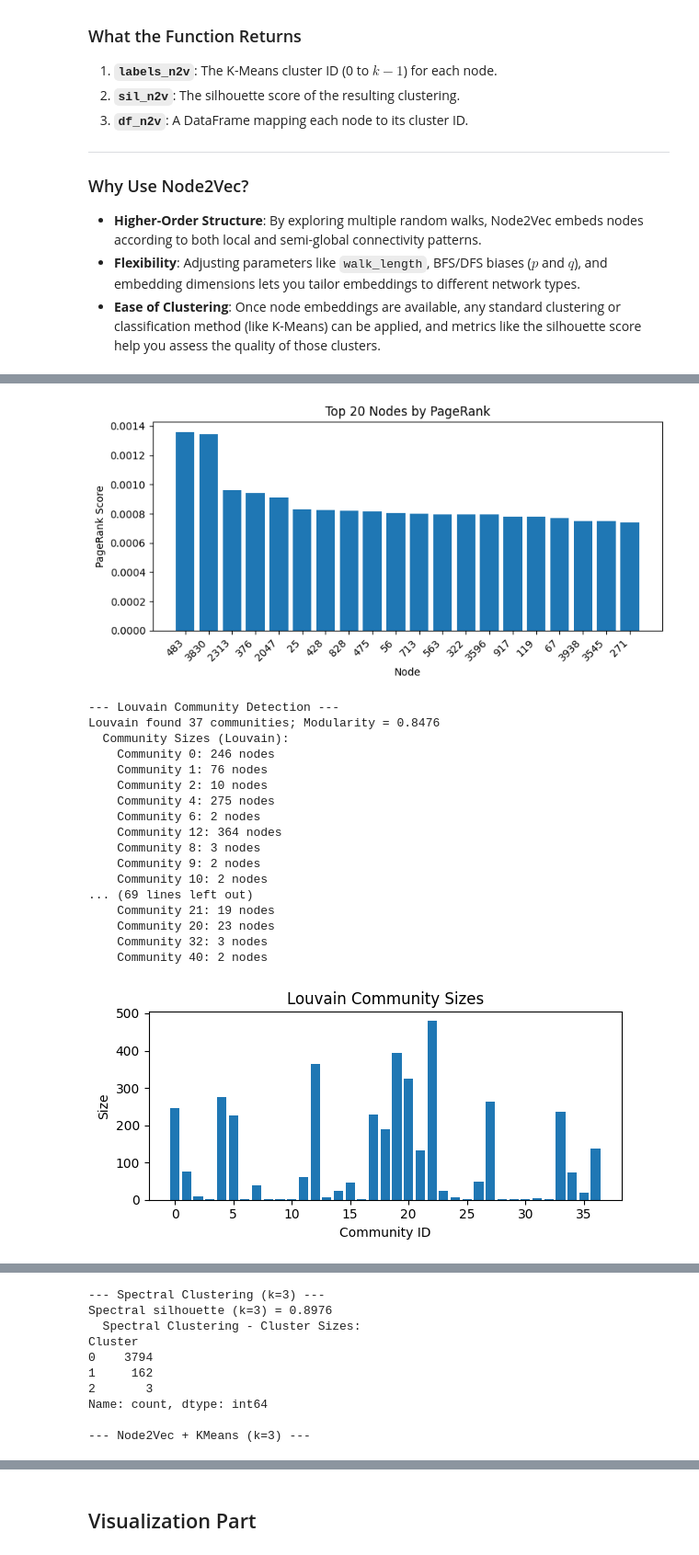
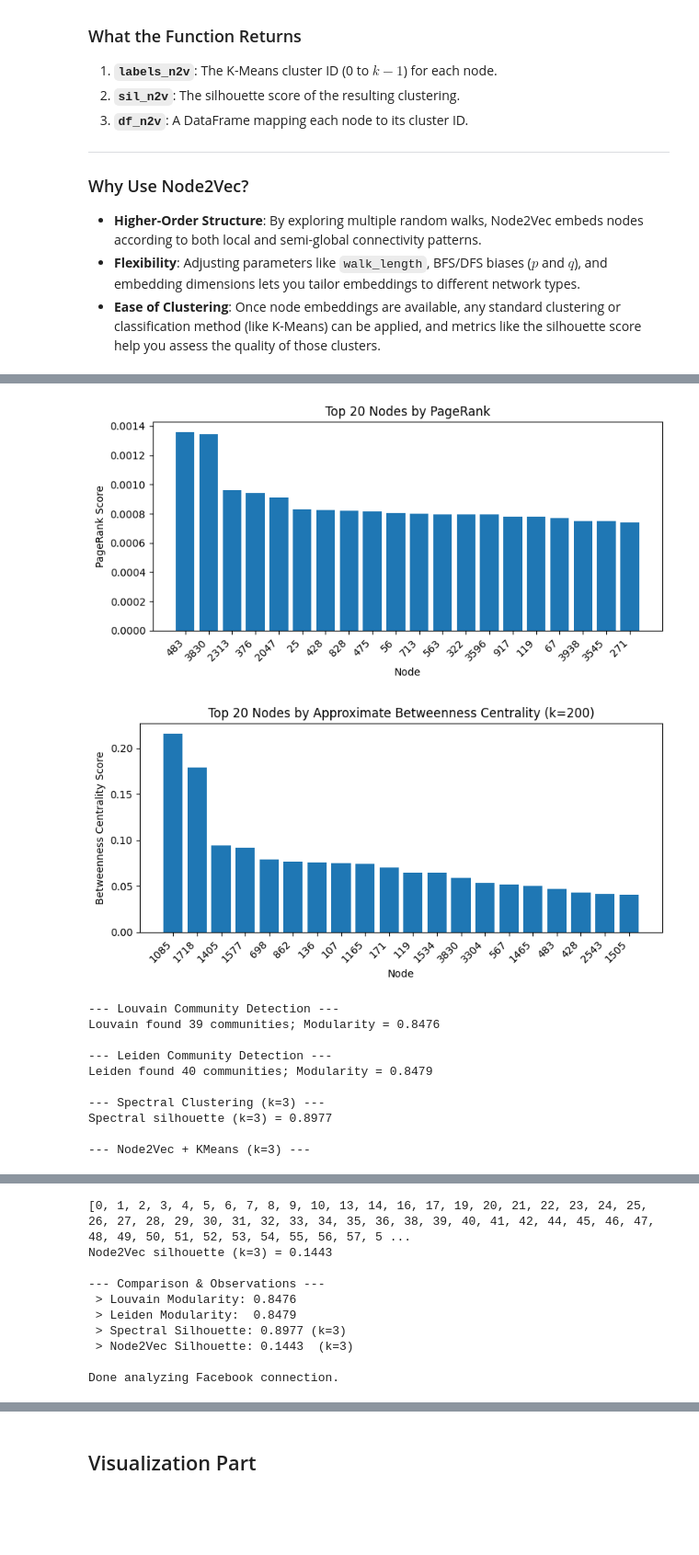
Before and after one commit to mateusgoto01/graph_facebook_analysis, a Jupyter notebook: FERNDADES_GOTO_REGAZZI_graphe.ipynb, the cells around one changed output, grey strips where cells are left out. Shown at 92% size. Cells and saved outputs as stored; diff of their text form; code cells hidden in the pictures; blank space fills up the shorter version.

```diff
--- a/FERNDADES_GOTO_REGAZZI_graphe.ipynb
+++ b/FERNDADES_GOTO_REGAZZI_graphe.ipynb
@@ -736,7 +762,7 @@ Name: Node, dtype: object
 Done analyzing Zachary's Karate Club.
 # %%
 G_facebook = load_graph()
-results_f = analyze_graph(G_facebook, graph_name="Facebook connection", do_plot=True)
+results_f = analyze_graph(G_facebook, 200, graph_name="Facebook connection", do_plot=True)
 # %% [output]
 ==== Analyzing Facebook connection ====
 Nodes: 3959, Edges: 84243
@@ -757,20 +784,13 @@ Top 5 nodes by PageRank:
 [figure]
 [figure]
+[figure, new version]
 --- Louvain Community Detection ---
-Louvain found 37 communities; Modularity = 0.8476
-  Community Sizes (Louvain):
-    Community 0: 246 nodes
-    Community 1: 76 nodes
-    Community 2: 10 nodes
-    Community 4: 275 nodes
-    Community 6: 2 nodes
-    Community 12: 364 nodes
-    Community 8: 3 nodes
-    Community 9: 2 nodes
-    Community 10: 2 nodes
-... (69 lines left out)
-    Community 21: 19 nodes
-    Community 20: 23 nodes
-    Community 32: 3 nodes
-    Community 40: 2 nodes
+Louvain found 39 communities; Modularity = 0.8476
+
+--- Leiden Community Detection ---
+Leiden found 40 communities; Modularity = 0.8479
+
+--- Spectral Clustering (k=3) ---
+Spectral silhouette (k=3) = 0.8977
+
+--- Node2Vec + KMeans (k=3) ---
-[figure, old version]
@@ -778,10 +797,10 @@ Louvain found 37 communities; Modularity = 0.8476
---- Spectral Clustering (k=3) ---
-Spectral silhouette (k=3) = 0.8976
-  Spectral Clustering - Cluster Sizes:
-Cluster
-0    3794
-1     162
-2       3
-Name: count, dtype: int64
+[0, 1, 2, 3, 4, 5, 6, 7, 8, 9, 10, 13, 14, 16, 17, 19, 20, 21, 22, 23, 24, 25, 26, 27, 28, 29, 30, 31, 32, 33, 34, 35, 36, 38, 39, 40, 41, 42, 44, 45, 46, 47, 48, 49, 50, 51, 52, 53, 54, 55, 56, 57, 5 ...
+Node2Vec silhouette (k=3) = 0.1443
 
---- Node2Vec + KMeans (k=3) ---
+--- Comparison & Observations ---
+ > Louvain Modularity: 0.8476
+ > Leiden Modularity:  0.8479
+ > Spectral Silhouette: 0.8977 (k=3)
+ > Node2Vec Silhouette: 0.1443  (k=3)
+
+Done analyzing Facebook connection.
```
Also changed, not shown: parts of 11 cells of this notebook.
